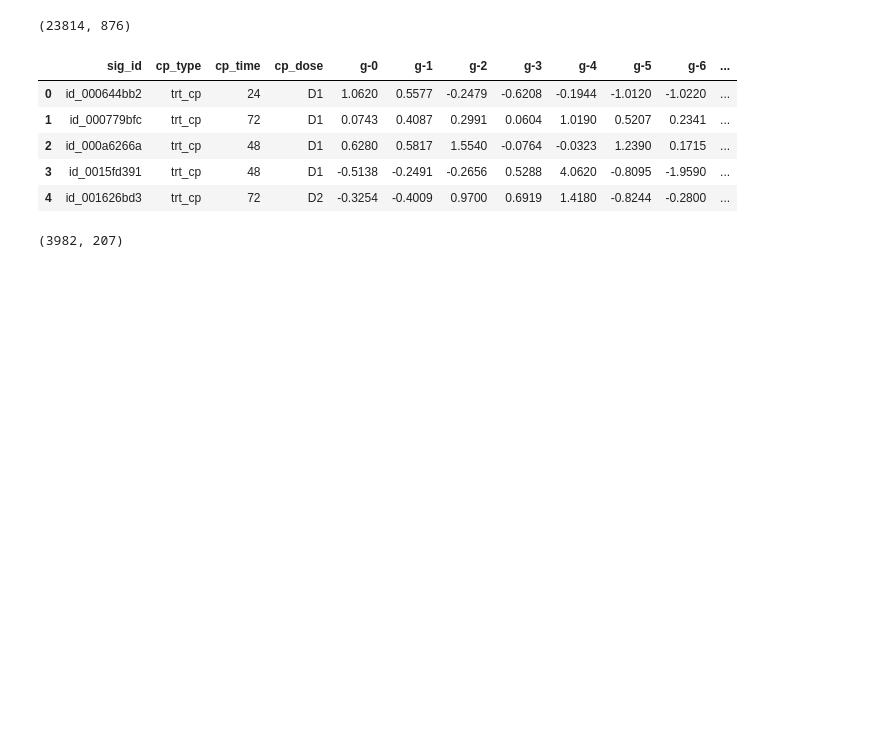
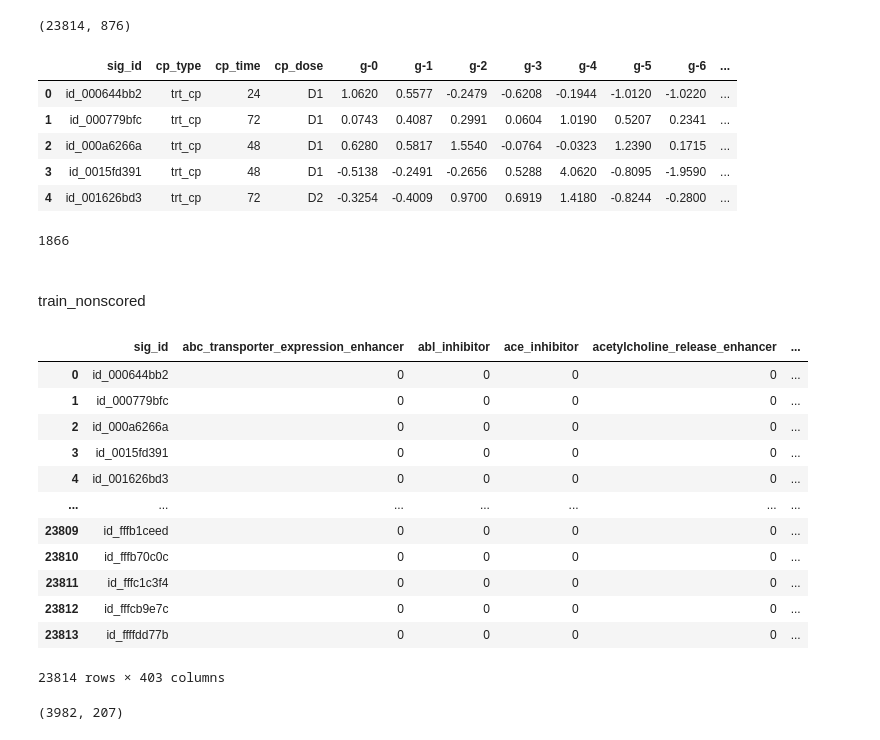
Before and after one commit to fkubota/kaggle-Mechanisms-of-Action-MoA-Prediction, a Jupyter notebook: nb/001_eda.ipynb, the cells around one changed output. Saved outputs shown, nothing was run; the diff lists cells and outputs as text; code cells hidden in the pictures; blank space fills up the shorter version.

```diff
--- a/nb/001_eda.ipynb
+++ b/nb/001_eda.ipynb
@@ -52,6 +52,30 @@ train_features.head()
 | 2 | id_000a6266a | trt_cp | 48 | D1 | 0.6280 | 0.5817 | 1.5540 | -0.0764 | -0.0323 | 1.2390 | 0.1715 | ... |
 | 3 | id_0015fd391 | trt_cp | 48 | D1 | -0.5138 | -0.2491 | -0.2656 | 0.5288 | 4.0620 | -0.8095 | -1.9590 | ... |
 | 4 | id_001626bd3 | trt_cp | 72 | D2 | -0.3254 | -0.4009 | 0.9700 | 0.6919 | 1.4180 | -0.8244 | -0.2800 | ... |
+# %%
+mask = train_features['cp_type'].values == 'ctl_vehicle'
+# %% [output]
+1866
+# %% [markdown]
+<br>
+
+train_nonscored
+# %%
+train_nonscored
+# %% [output]
+|  | sig_id | abc_transporter_expression_enhancer | abl_inhibitor | ace_inhibitor | acetylcholine_release_enhancer | ... |
+| 0 | id_000644bb2 | 0 | 0 | 0 | 0 | ... |
+| 1 | id_000779bfc | 0 | 0 | 0 | 0 | ... |
+| 2 | id_000a6266a | 0 | 0 | 0 | 0 | ... |
+| 3 | id_0015fd391 | 0 | 0 | 0 | 0 | ... |
+| 4 | id_001626bd3 | 0 | 0 | 0 | 0 | ... |
+| ... | ... | ... | ... | ... | ... | ... |
+| 23809 | id_fffb1ceed | 0 | 0 | 0 | 0 | ... |
+| 23810 | id_fffb70c0c | 0 | 0 | 0 | 0 | ... |
+| 23811 | id_fffc1c3f4 | 0 | 0 | 0 | 0 | ... |
+| 23812 | id_fffcb9e7c | 0 | 0 | 0 | 0 | ... |
+| 23813 | id_ffffdd77b | 0 | 0 | 0 | 0 | ... |
+23814 rows × 403 columns
 # %%
 sub.shape
 # %% [output]
```
Also changed, not shown: 1 other file.
